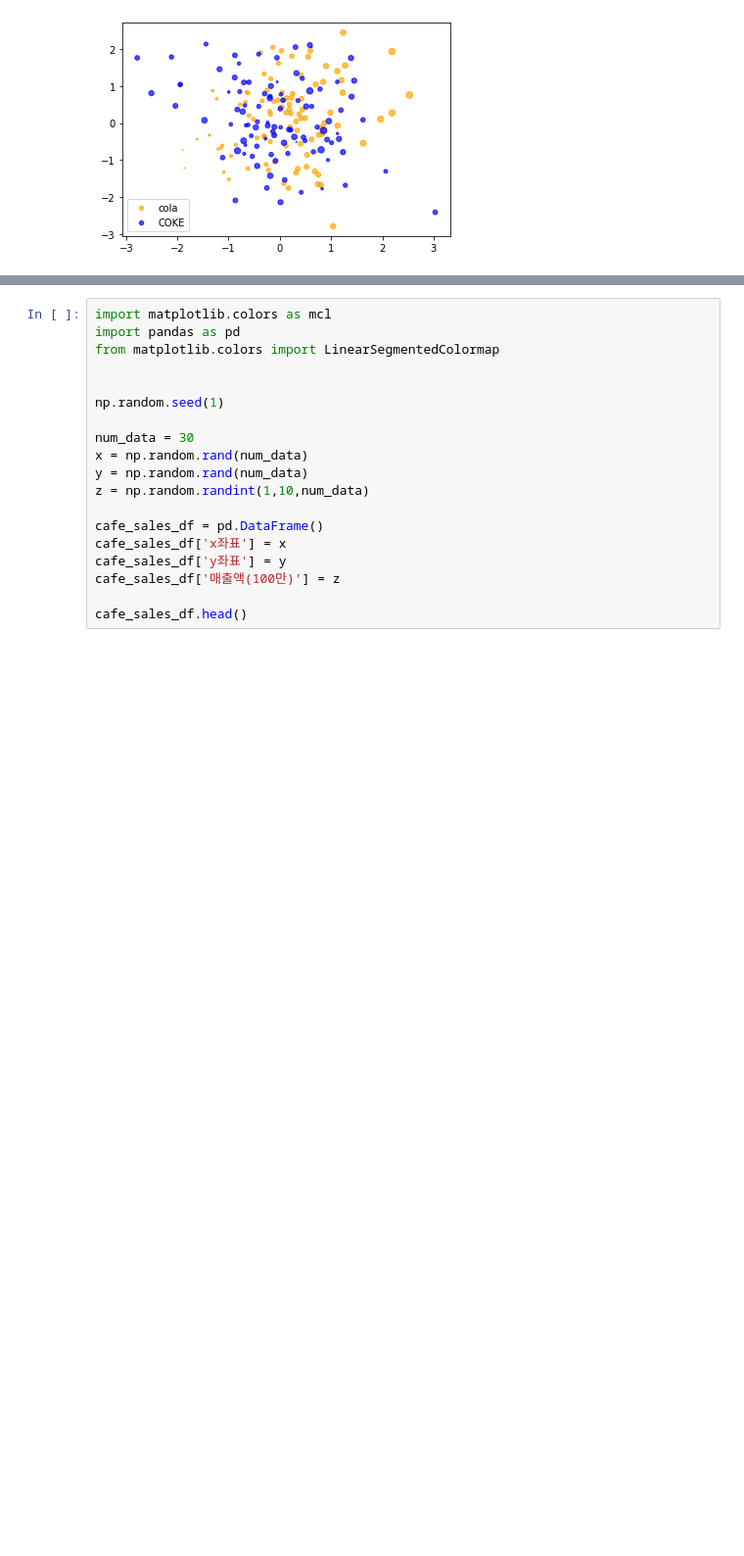
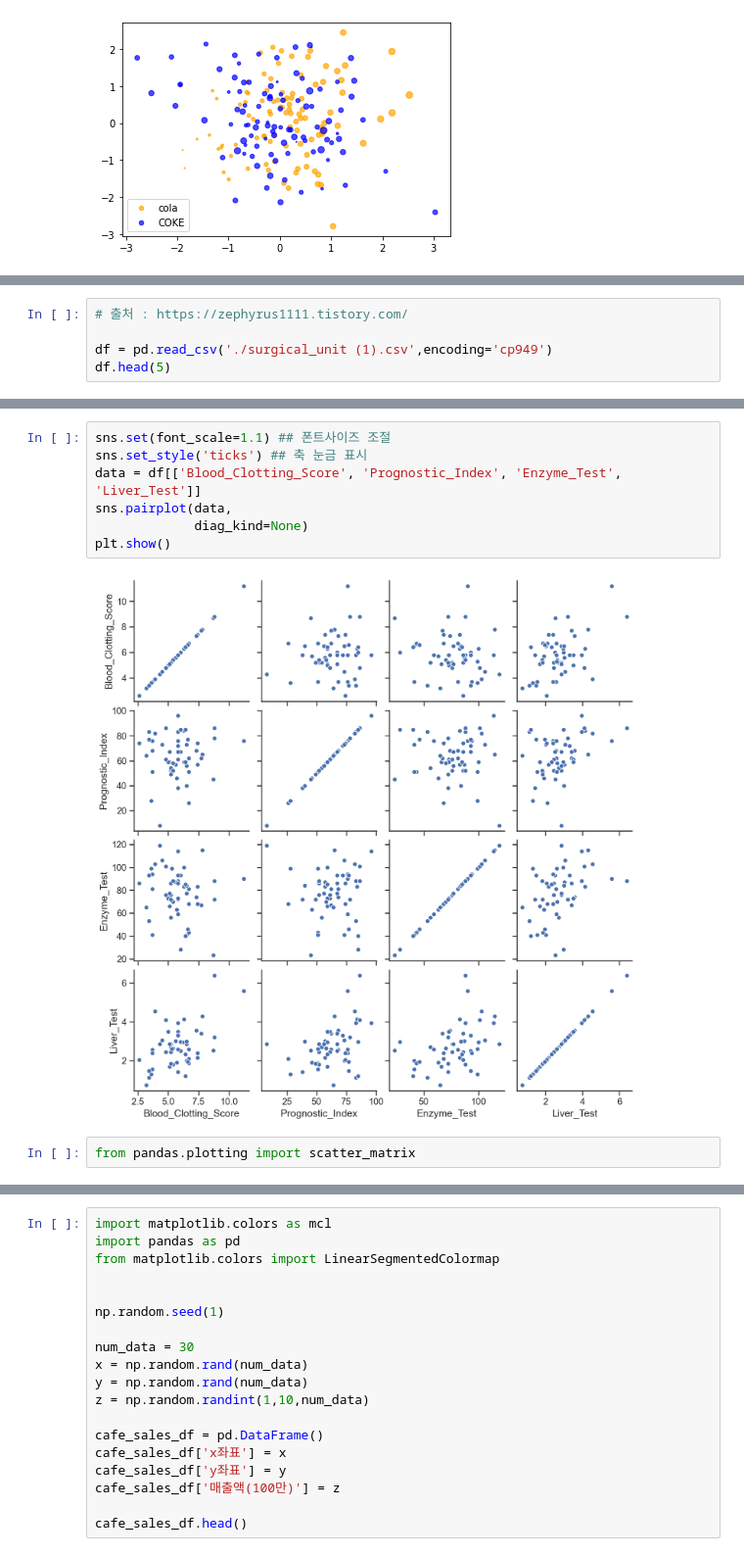
Before and after one commit to afl268/python, a Jupyter notebook: Scatter.ipynb, the cells around one changed output, grey strips where cells are left out. Shown at 98% size. Saved outputs shown, nothing was run; the diff lists cells and outputs as text; blank space fills up the shorter version.

```diff
--- a/Scatter.ipynb
+++ b/Scatter.ipynb
@@ -54,0 +138,5 @@ plt.show()
+# %%
+# 출처 : https://zephyrus1111.tistory.com/
+
+df = pd.read_csv('./surgical_unit (1).csv',encoding='cp949')
+df.head(5)
@@ -54,0 +150,11 @@ plt.show()
+# %%
+sns.set(font_scale=1.1) ## 폰트사이즈 조절
+sns.set_style('ticks') ## 축 눈금 표시
+data = df[['Blood_Clotting_Score', 'Prognostic_Index', 'Enzyme_Test', 'Liver_Test']]
+sns.pairplot(data,
+             diag_kind=None)
+plt.show()
+# %% [output]
+[figure, added]
+# %%
+from pandas.plotting import scatter_matrix
```
Also changed, not shown: parts of 8 cells of this notebook, 2 other files.
